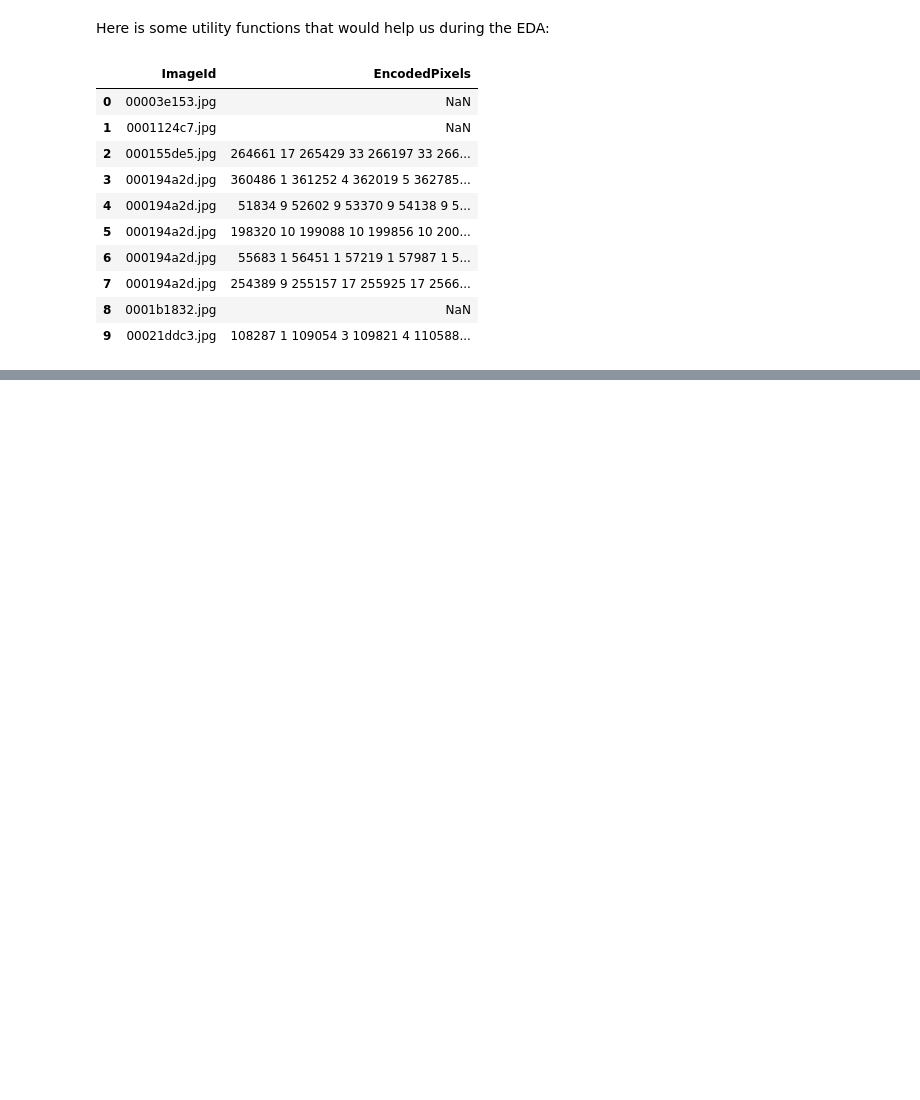
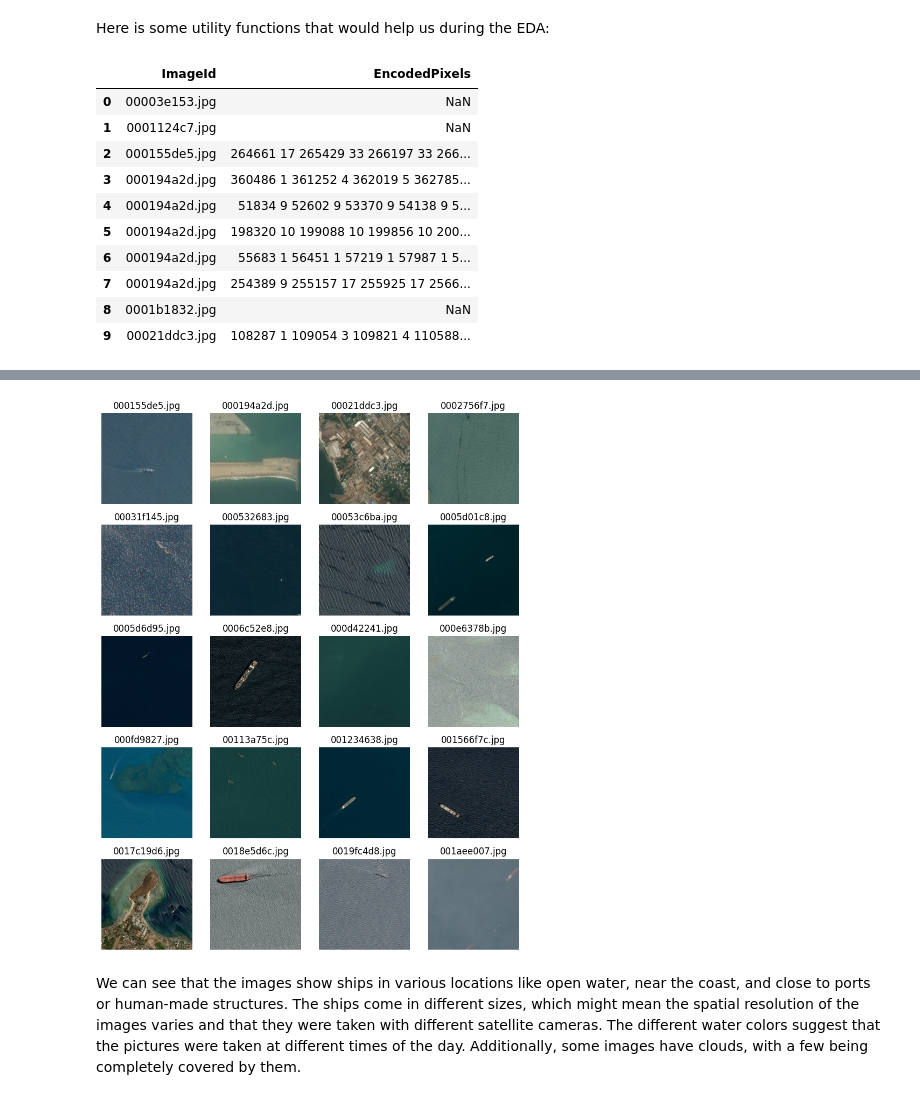
Before and after one commit to mykola-mmm/airbus_kaggel, a Jupyter notebook: notebooks/eda.ipynb, the cells around one changed output, grey strips where cells are left out. Cells and saved outputs as stored; diff of their text form; code cells hidden in the pictures; blank space fills up the shorter version.

```diff
--- a/notebooks/eda.ipynb
+++ b/notebooks/eda.ipynb
@@ -70,0 +84,15 @@ Our dataset consists from 2 colums: ImageId and EncodedPixels. As we see, the Im
+# %%
+fig, ax = plt.subplots(5,4 , figsize=(10, 13))
+imgs_nonempty = df[df['EncodedPixels'].notna()]
+imgs_nonempty = imgs_nonempty.drop_duplicates(subset='ImageId').head(20)
+ax = ax.flatten()
+for i in range(len(imgs_nonempty)):
+    img_name = imgs_nonempty['ImageId'].iloc[i]
+    img = Image.open(os.path.join(TRAIN_IMG_DIR, img_name))
+    ax[i].imshow(img)
+    ax[i].axis('off')
+    ax[i].set_title(img_name)
+# %% [output]
+[figure, added]
+# %% [markdown]
+We can see that the images show ships in various locations like open water, near the coast, and close to ports or human-made structures. The ships come in different sizes, which might mean the spatial resolution of the images varies and that they were taken with different satellite cameras. The different water colors suggest that the pictures were taken at different times of the day. Additionally, some images have clouds, with a few being completely covered by them.
```
Also changed, not shown: parts of 27 cells of this notebook.
